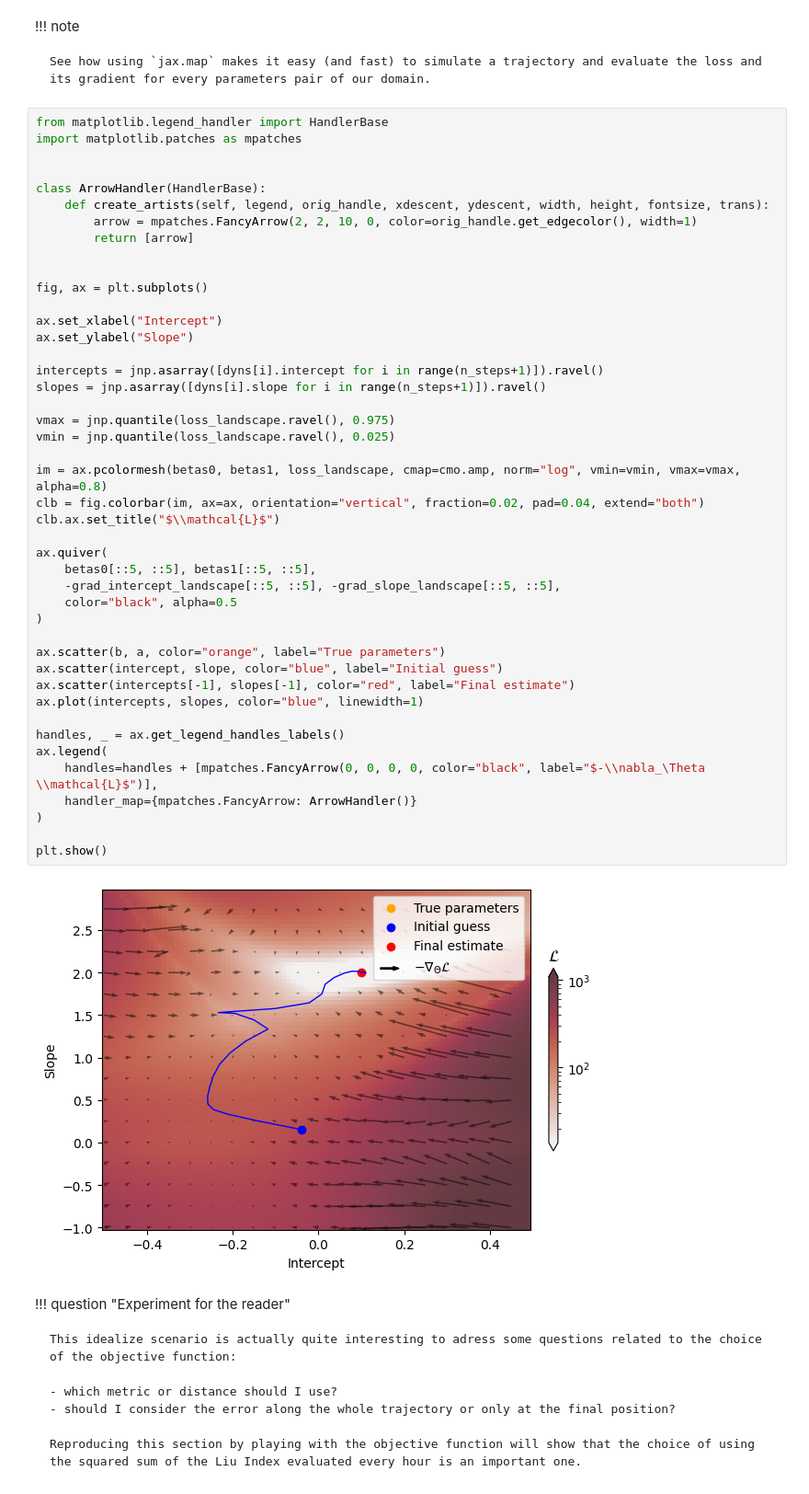
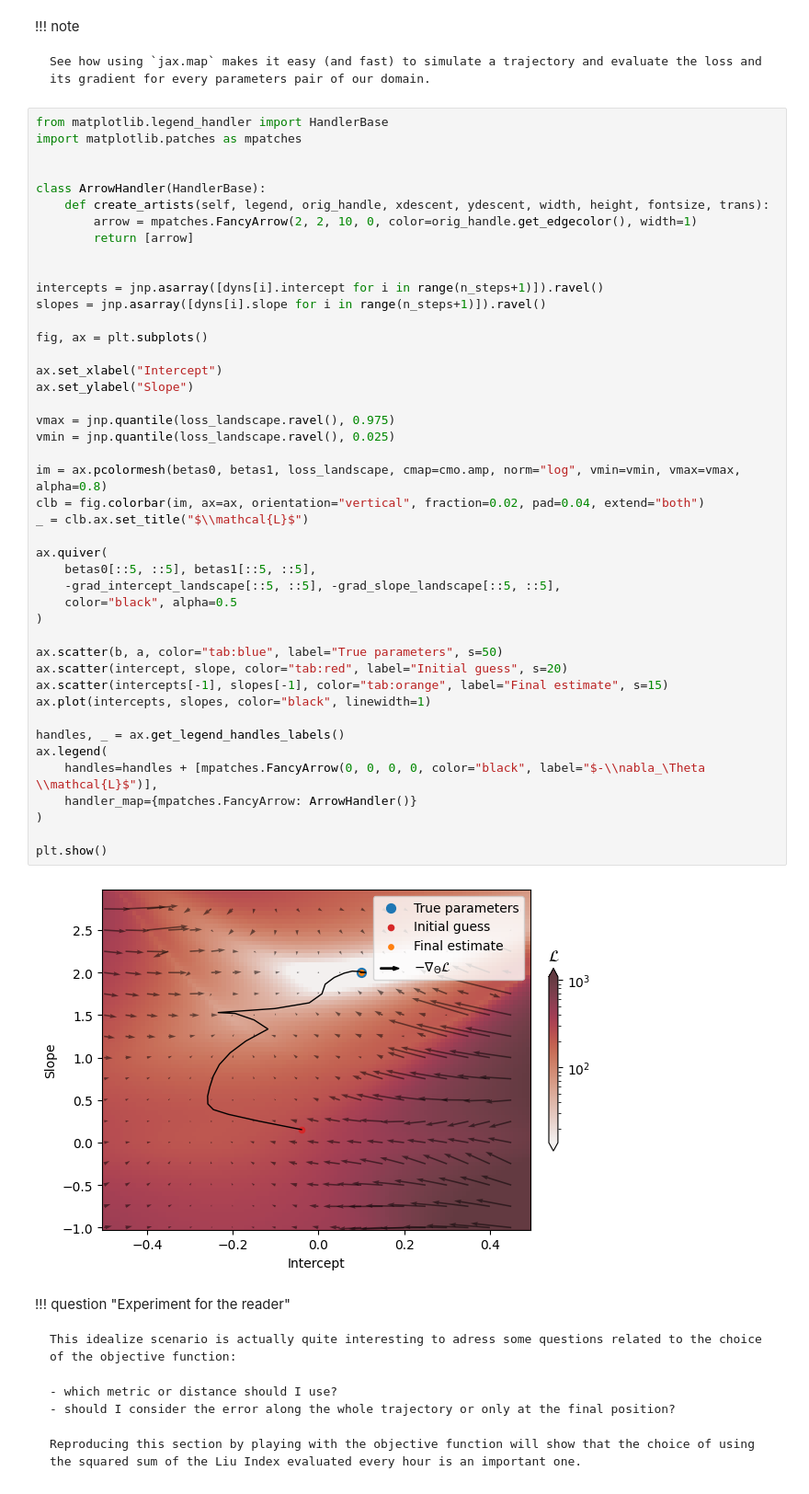
Before and after one commit to vadmbertr/pastax, a Jupyter notebook: docs/getting_started.ipynb, the cells around one changed output. Shown at 92% size. Drawn from its saved outputs; the diff is of its cells as text.

```diff
--- a/docs/getting_started.ipynb
+++ b/docs/getting_started.ipynb
@@ -578,42 +559,42 @@ class ArrowHandler(HandlerBase):
         arrow = mpatches.FancyArrow(2, 2, 10, 0, color=orig_handle.get_edgecolor(), width=1)
         return [arrow]
 
 
+intercepts = jnp.asarray([dyns[i].intercept for i in range(n_steps+1)]).ravel()
+slopes = jnp.asarray([dyns[i].slope for i in range(n_steps+1)]).ravel()
+
 fig, ax = plt.subplots()
 
 ax.set_xlabel("Intercept")
 ax.set_ylabel("Slope")
-
-intercepts = jnp.asarray([dyns[i].intercept for i in range(n_steps+1)]).ravel()
-slopes = jnp.asarray([dyns[i].slope for i in range(n_steps+1)]).ravel()
 
 vmax = jnp.quantile(loss_landscape.ravel(), 0.975)
 vmin = jnp.quantile(loss_landscape.ravel(), 0.025)
 
 im = ax.pcolormesh(betas0, betas1, loss_landscape, cmap=cmo.amp, norm="log", vmin=vmin, vmax=vmax, alpha=0.8)
 clb = fig.colorbar(im, ax=ax, orientation="vertical", fraction=0.02, pad=0.04, extend="both")
-clb.ax.set_title("$\\mathcal{L}$")
+_ = clb.ax.set_title("$\\mathcal{L}$")
 
 ax.quiver(
     betas0[::5, ::5], betas1[::5, ::5],
     -grad_intercept_landscape[::5, ::5], -grad_slope_landscape[::5, ::5],
     color="black", alpha=0.5
 )
 
-ax.scatter(b, a, color="orange", label="True parameters")
-ax.scatter(intercept, slope, color="blue", label="Initial guess")
-ax.scatter(intercepts[-1], slopes[-1], color="red", label="Final estimate")
-ax.plot(intercepts, slopes, color="blue", linewidth=1)
+ax.scatter(b, a, color="tab:blue", label="True parameters", s=50)
+ax.scatter(intercept, slope, color="tab:red", label="Initial guess", s=20)
+ax.scatter(intercepts[-1], slopes[-1], color="tab:orange", label="Final estimate", s=15)
+ax.plot(intercepts, slopes, color="black", linewidth=1)
 
 handles, _ = ax.get_legend_handles_labels()
 ax.legend(
     handles=handles + [mpatches.FancyArrow(0, 0, 0, 0, color="black", label="$-\\nabla_\Theta \\mathcal{L}$")],
     handler_map={mpatches.FancyArrow: ArrowHandler()}
 )
 
 plt.show()
 # %% [output]
-[figure, old version]
+[figure, new version]
 # %% [markdown]
 !!! question "Experiment for the reader"
 
```
Also changed, not shown: parts of 30 cells of this notebook, 5 other files.
